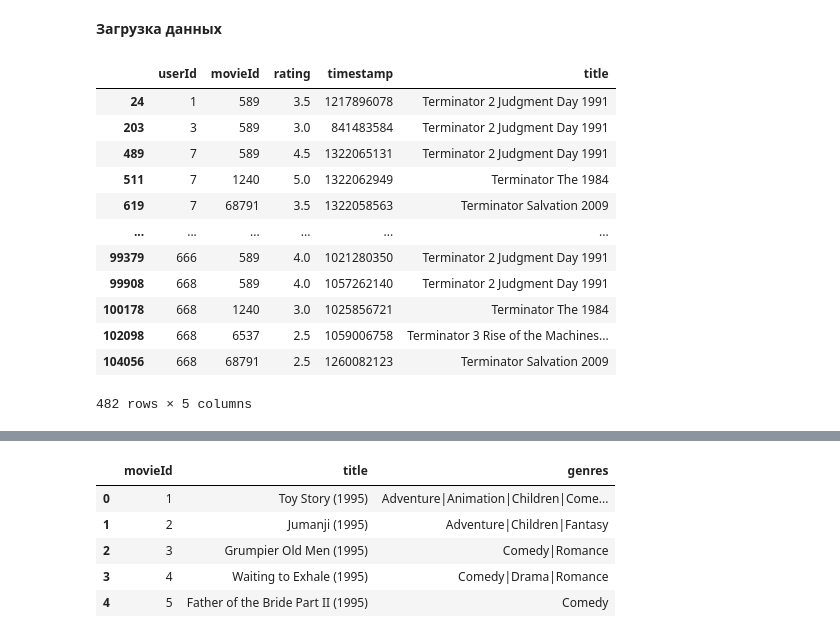
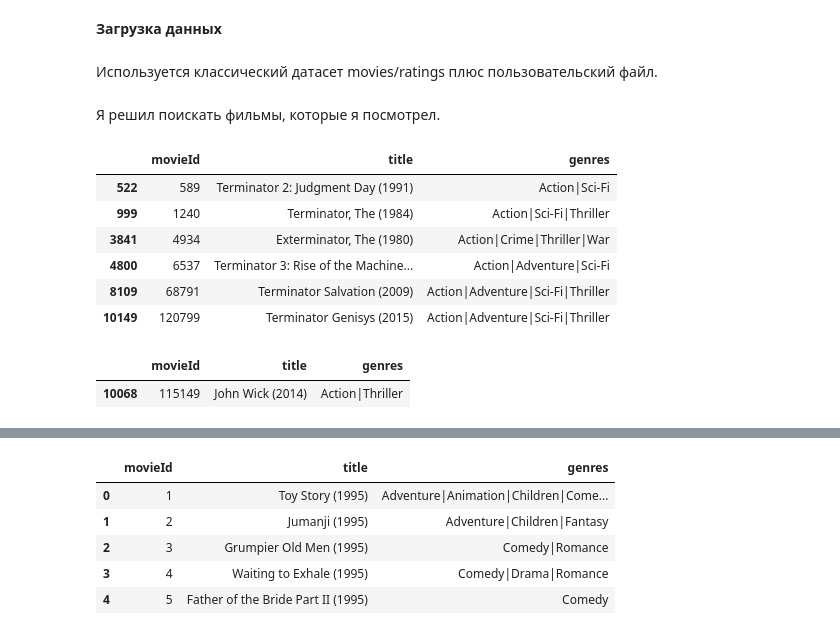
Before and after one commit to Aidar180406/ML_recommend, a Jupyter notebook: movies-recommendation-system.ipynb, the cells around one changed output, grey strips where cells are left out. Saved outputs shown, nothing was run; the diff lists cells and outputs as text; code cells hidden in the pictures.

```diff
--- a/movies-recommendation-system.ipynb
+++ b/movies-recommendation-system.ipynb
@@ -17,20 +17,24 @@ import seaborn as sns
 movies=pd.read_csv("movies.csv")
 rating=pd.read_csv("ratings.csv")
 users = pd.read_csv("Users_new3.csv", sep=";", usecols=["userId", "Location", "Age"])
+# %% [markdown]
+Используется классический датасет movies/ratings плюс пользовательский файл.
+# %% [markdown]
+Я решил поискать фильмы, которые я посмотрел.
 # %%
-result_name = df[df["title"].str.contains("Terminator", case=False, na=False)]
+result_name = movies[movies["title"].str.contains("Terminator", case=False, na=False)]
 result_name
 # %% [output]
-|  | userId | movieId | rating | timestamp | title |
-| 24 | 1 | 589 | 3.5 | 1217896078 | Terminator 2 Judgment Day 1991 |
-| 203 | 3 | 589 | 3.0 | 841483584 | Terminator 2 Judgment Day 1991 |
-| 489 | 7 | 589 | 4.5 | 1322065131 | Terminator 2 Judgment Day 1991 |
-| 511 | 7 | 1240 | 5.0 | 1322062949 | Terminator The 1984 |
-| 619 | 7 | 68791 | 3.5 | 1322058563 | Terminator Salvation 2009 |
-| ... | ... | ... | ... | ... | ... |
-| 99379 | 666 | 589 | 4.0 | 1021280350 | Terminator 2 Judgment Day 1991 |
-| 99908 | 668 | 589 | 4.0 | 1057262140 | Terminator 2 Judgment Day 1991 |
-| 100178 | 668 | 1240 | 3.0 | 1025856721 | Terminator The 1984 |
-| 102098 | 668 | 6537 | 2.5 | 1059006758 | Terminator 3 Rise of the Machines... |
-| 104056 | 668 | 68791 | 2.5 | 1260082123 | Terminator Salvation 2009 |
+|  | movieId | title | genres |
+| 522 | 589 | Terminator 2: Judgment Day (1991) | Action|Sci-Fi |
+| 999 | 1240 | Terminator, The (1984) | Action|Sci-Fi|Thriller |
+| 3841 | 4934 | Exterminator, The (1980) | Action|Crime|Thriller|War |
+| 4800 | 6537 | Terminator 3: Rise of the Machine... | Action|Adventure|Sci-Fi |
+| 8109 | 68791 | Terminator Salvation (2009) | Action|Adventure|Sci-Fi|Thriller |
+| 10149 | 120799 | Terminator Genisys (2015) | Action|Adventure|Sci-Fi|Thriller |
-482 rows × 5 columns
+# %%
+result_name = movies[movies["title"].str.contains("John Wick", case=False, na=False)]
+result_name
+# %% [output]
+|  | movieId | title | genres |
+| 10068 | 115149 | John Wick (2014) | Action|Thriller |
```
Also changed, not shown: parts of 104 cells of this notebook.
